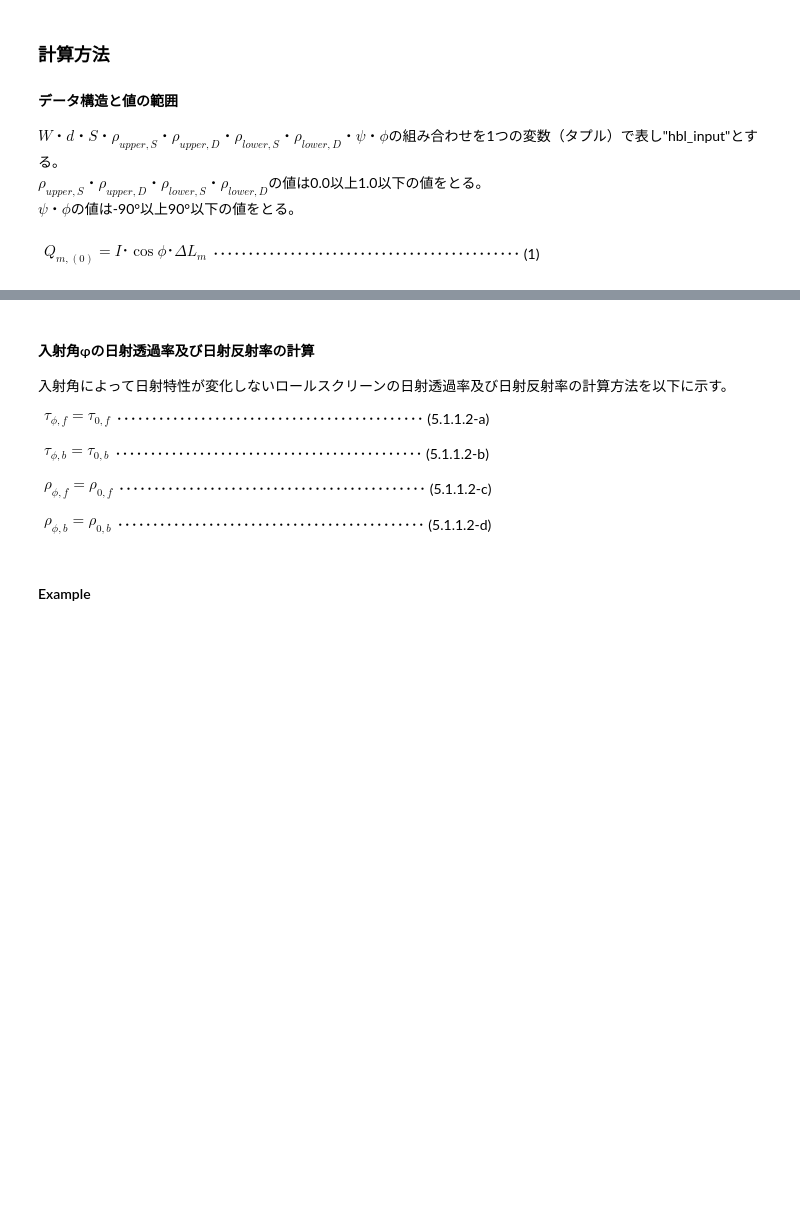
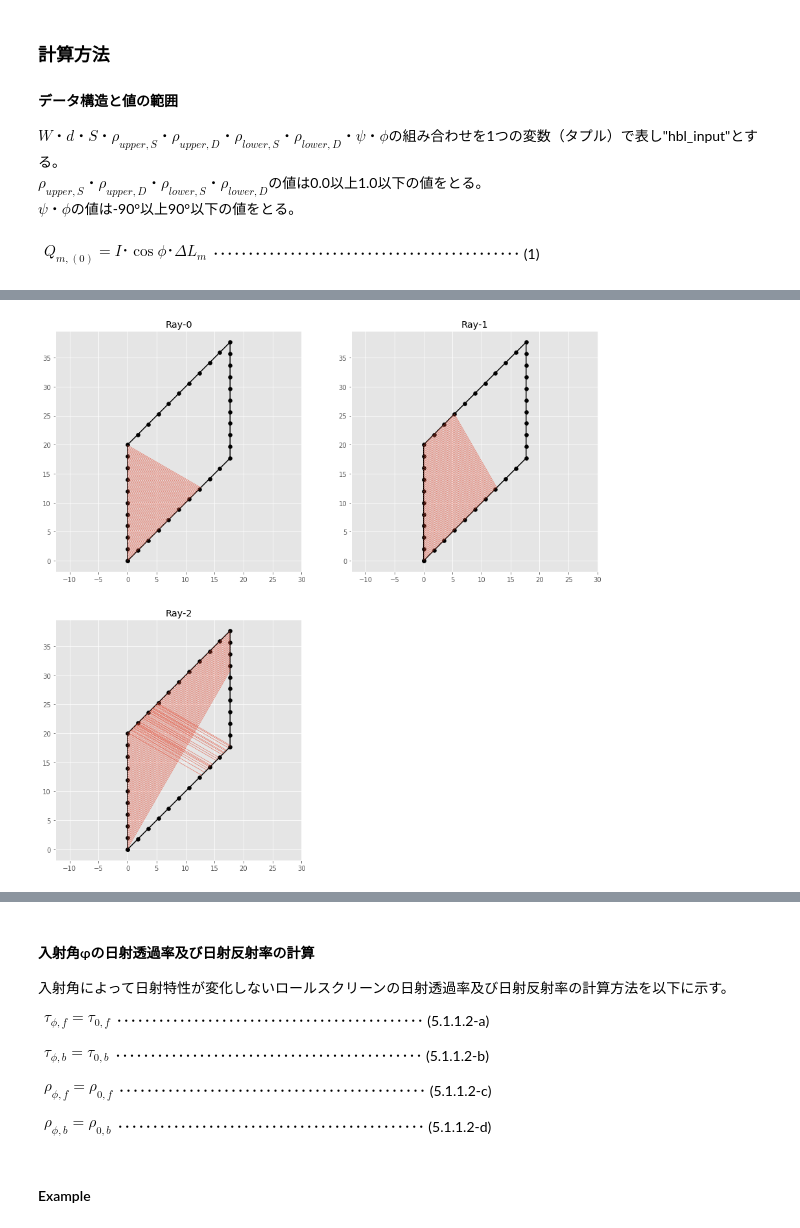
Before and after one commit to jjj-design/WindowThermalSpec, a Jupyter notebook: HorizontalBlindAngularProperty.ipynb, the cells around one changed output, grey strips where cells are left out. Saved outputs shown, nothing was run; the diff lists cells and outputs as text; code cells hidden in the pictures; blank space fills up the shorter version.

```diff
--- a/HorizontalBlindAngularProperty.ipynb
+++ b/HorizontalBlindAngularProperty.ipynb
@@ -130,0 +153,100 @@ print (v)
+# %%
+S = 20.                              #スラット間隔(mm)
+W = 25.                              #スラット幅(mm)
+M = 100                              #入射開口の微小線分要素分割数
+phi = 30.                            #プロファイル角(°)
+K = np.array([10, 10, 10, 10])       #領域境界の微小線分要素分割数(各境界)
+Kall = np.sum(K)                     #領域境界の微小線分要素分割数(全境界)
+psi = 45.                            #スラット角(°)
+L = 100                              #最大反射回数
+
+#領域境界の分割要素の始点の位置ベクトル
+q = np.empty((Kall + 1, 2), dtype=object)
+for i in range(Kall + 1):
+    if i <= K[0]:                            #A-B間
+        q[i] = [W / K[0] * i * math.cos(math.radians(psi)),
+                W / K[0] * i * math.sin(math.radians(psi))]
+    elif i <= (K[0] + K[1]):                 #B-C間
+        q[i] = [W * math.cos(math.radians(psi)),
+                W * math.sin(math.radians(psi)) + S / K[1] * (i - K[0])]
+    elif i <= (K[0] + K[1] + K[2]):          #C-D間
+        q[i] = [W * math.cos(math.radians(psi))     - W / K[2] * (i - K[0] - K[1]) * math.cos(math.radians(psi)),
+                W * math.sin(math.radians(psi)) + S - W / K[2] * (i - K[0] - K[1]) * math.sin(math.radians(psi))]
+    elif i <= (K[0] + K[1] + K[2] + K[3]):    #D-A間
+        q[i] = [0, S - S / K[3] * (i - K[0] - K[1] - K[2])]
+
+#領域境界の分割要素の方向ベクトル
+v = np.empty((Kall, 2), dtype=object)
+for i in range(Kall):
+    if i < K[0]:                             #A-B間
+        v[i] = [W / K[0] * math.cos(math.radians(psi)),
+                W / K[0] * math.sin(math.radians(psi))]
+    elif i < (K[0] + K[1]):                  #B-C間
+        v[i] = [0, S / K[1]]
+    elif i < (K[0] + K[1] + K[2]):           #C-D間
+        v[i] = [-W / K[2] * math.cos(math.radians(psi)),
+                -W / K[2] * math.sin(math.radians(psi))]
+    elif i < (K[0] + K[1] + K[2] + K[3]):    #D-A間
+        v[i] = [0, -S / K[3]]
+
+l = 0
+p = np.empty((M, L, 2), dtype=object)
+s = np.empty((M, L, 2), dtype=object)
+while l <= 2:
+    for m in range(M):
+        if l == 0:
+            #日射の始点の位置ベクトル(0回目)
+            p[m][0] = [0, S / M * (m + 0.5)]
+            #日射の方向ベクトル(0回目)
+            s[m][l] = [math.cos(math.radians(phi)), -math.sin(math.radians(phi))]
+        elif l > 0:
+            #日射の方向ベクトル(1回目以降)
+            s[m][l] = -s[m][l-1] + 2 * np.dot(s[m][l-1], v[ipi[m]]) * v[ipi[m]] / (v[ipi[m]][0] ** 2. + v[ipi[m]][1] ** 2.)
+            #print (s[m][l-1], s[m][l])
+
+    ipi = np. empty(M, dtype=object)
+    for m in range(M):
+        for i in range(Kall):
+            deno = v[i][1] * s[m][l][0] - v[i][0] * s[m][l][1]
+            if deno != 0:
+                a = (v[i][0] * (p[m][l][1] - q[i][1]) - v[i][1] * (p[m][l][0] - q[i][0])) / deno
+                b = (s[m][l][0] * (p[m][l][1] - q[i][1]) - s[m][l][1] * (p[m][l][0] - q[i][0])) / deno
+                if 0 < a and 0 <= b and b < 1:
+                    p[m][l + 1] = q[i] + b * v[i]
+                    ipi[m] = i
+
+    l += 1
+
+#グラフの描画
+gx = np.empty((M, L, 2), dtype=object)
+gy = np.empty((M, L, 2), dtype=object)
+for ll in range(l):
+    for m in range(0, M, 1):
+        gx[m][ll] = [p[m][ll][0], p[m][ll + 1][0]]
+        gy[m][ll] = [p[m][ll][1], p[m][ll + 1][1]]
+
+ax = np.empty(l, dtype = np.object) #
+fig = plt.figure(figsize = (15, 7.5 * ((l + 1) // 2))) #
+#fig = plt.figure(figsize = (10, 10))
+plt.style.use('ggplot')
+#plt.tick_params(labelsize=10)
+
+for ll in range(l):
+    ax[ll] = fig.add_subplot((l+1) // 2, 2, ll + 1)
+    #ax = fig.add_subplot(1, 1, 1)
+    ax[ll].set_title('Ray-' + str(ll))
+    ax[ll].scatter(q[:, 0], q[:, 1], color='k')
+    ax[ll].plot(q[:, 0], q[:, 1], color='k')
+    for m in range(M):
+        ax[ll].plot(gx[m][ll], gy[m][ll], color='C0', linewidth=0.5)
+    #ax.scatter(p[:, 1, 0], p[:, 1, 1], color='C0')
+    plt.axis('equal')
+
+plt.show()
+
+for ll in range(l):
+    for m in range(M):
+        #print(m, ll, p[m][ll], p[m][ll+1])
+        print(m, ll, p[m][ll], s[m][ll])
+# %% [output]
+[figure, added]
```
Also changed, not shown: parts of 3 cells of this notebook.
